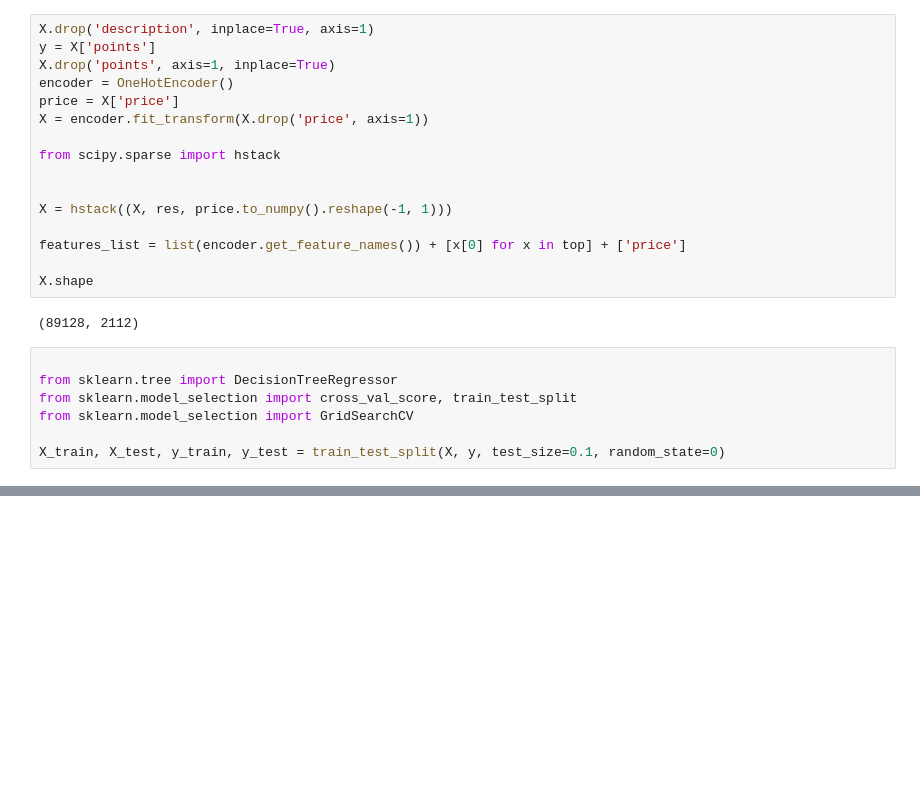
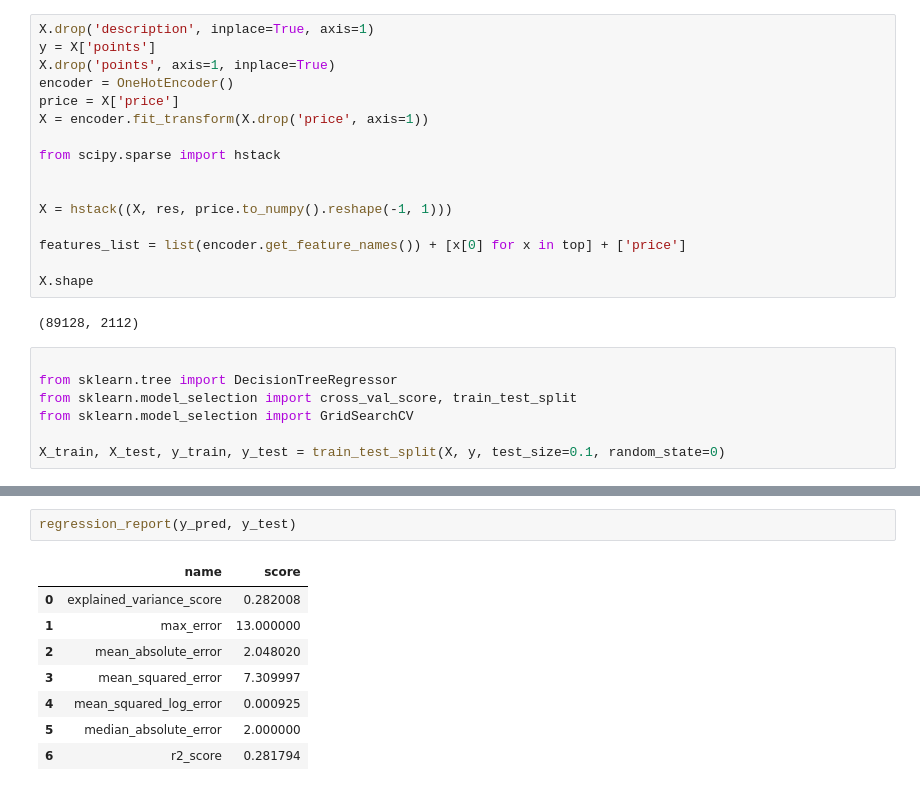
Before and after one commit to gauthiercler/wine-reviews, a Jupyter notebook: notebooks/model.ipynb, the cells around one changed output, grey strips where cells are left out. Cells and saved outputs as stored; diff of their text form; blank space fills up the shorter version.

```diff
--- a/notebooks/model.ipynb
+++ b/notebooks/model.ipynb
@@ -79,0 +95,11 @@ graph
+# %%
+regression_report(y_pred, y_test)
+# %% [output]
+|  | name | score |
+| 0 | explained_variance_score | 0.282008 |
+| 1 | max_error | 13.000000 |
+| 2 | mean_absolute_error | 2.048020 |
+| 3 | mean_squared_error | 7.309997 |
+| 4 | mean_squared_log_error | 0.000925 |
+| 5 | median_absolute_error | 2.000000 |
+| 6 | r2_score | 0.281794 |
```
Also changed, not shown: parts of 8 cells of this notebook.
